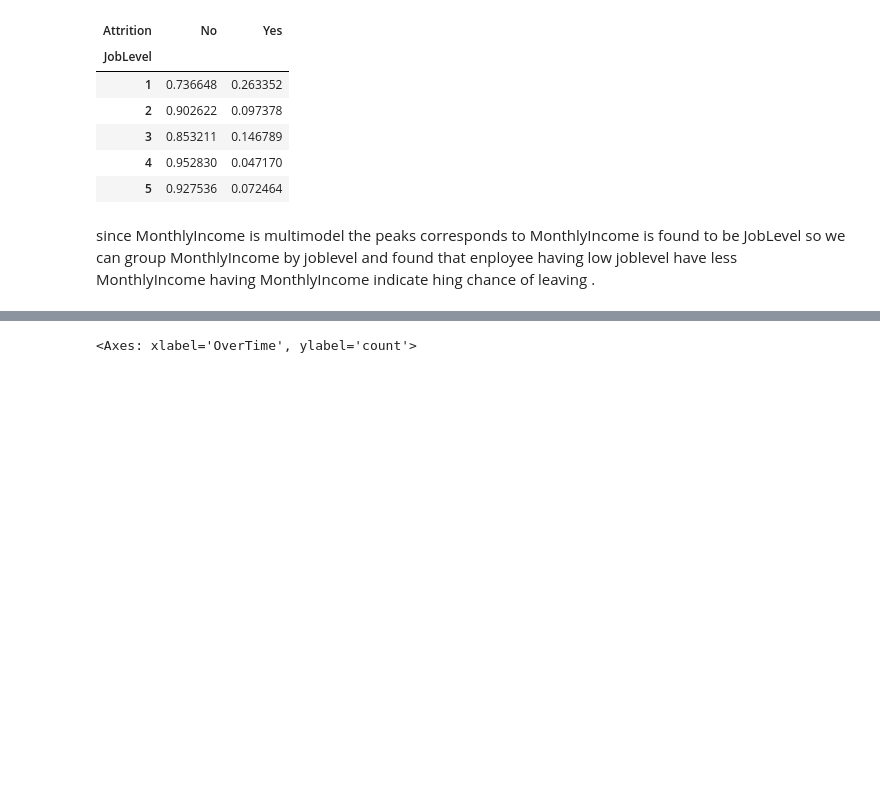
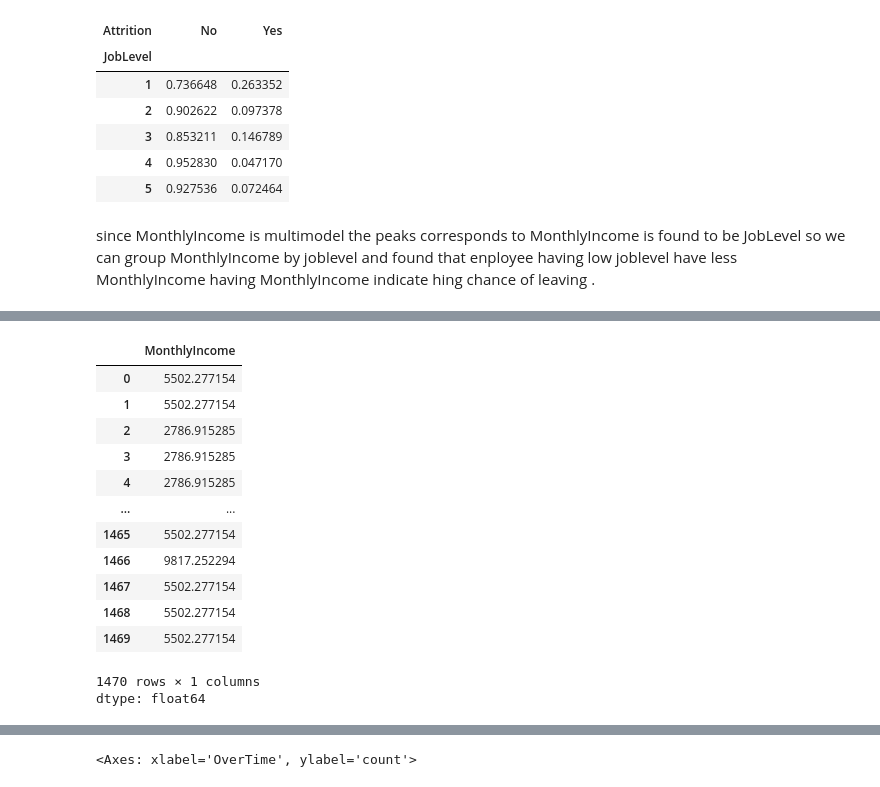
Before and after one commit to Nikesh5005/ML_PROJ, a Jupyter notebook: decision_tree.ipynb, the cells around one changed output, grey strips where cells are left out. Saved outputs shown, nothing was run; the diff lists cells and outputs as text; code cells hidden in the pictures; blank space fills up the shorter version.

```diff
--- a/decision_tree.ipynb
+++ b/decision_tree.ipynb
@@ -154,0 +147,18 @@ since  MonthlyIncome is multimodel the peaks corresponds to  MonthlyIncome is fo
+# %%
+role_avg_income = df.groupby('JobLevel')['MonthlyIncome'].transform('mean')
+role_avg_income
+# %% [output]
+|  | MonthlyIncome |
+| 0 | 5502.277154 |
+| 1 | 5502.277154 |
+| 2 | 2786.915285 |
+| 3 | 2786.915285 |
+| 4 | 2786.915285 |
+| ... | ... |
+| 1465 | 5502.277154 |
+| 1466 | 9817.252294 |
+| 1467 | 5502.277154 |
+| 1468 | 5502.277154 |
+| 1469 | 5502.277154 |
+1470 rows × 1 columns
+dtype: float64
```
Also changed, not shown: parts of 4 cells of this notebook.
